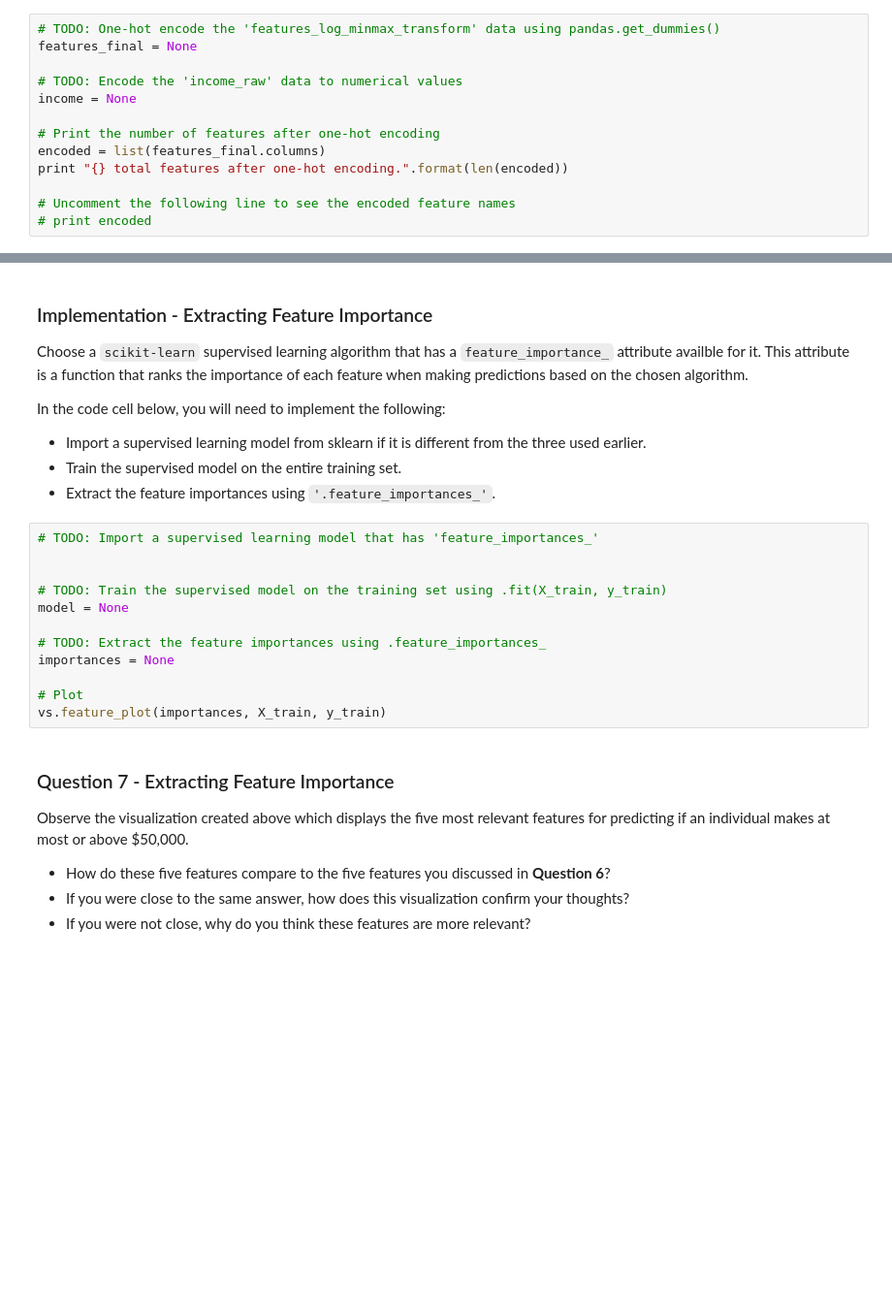
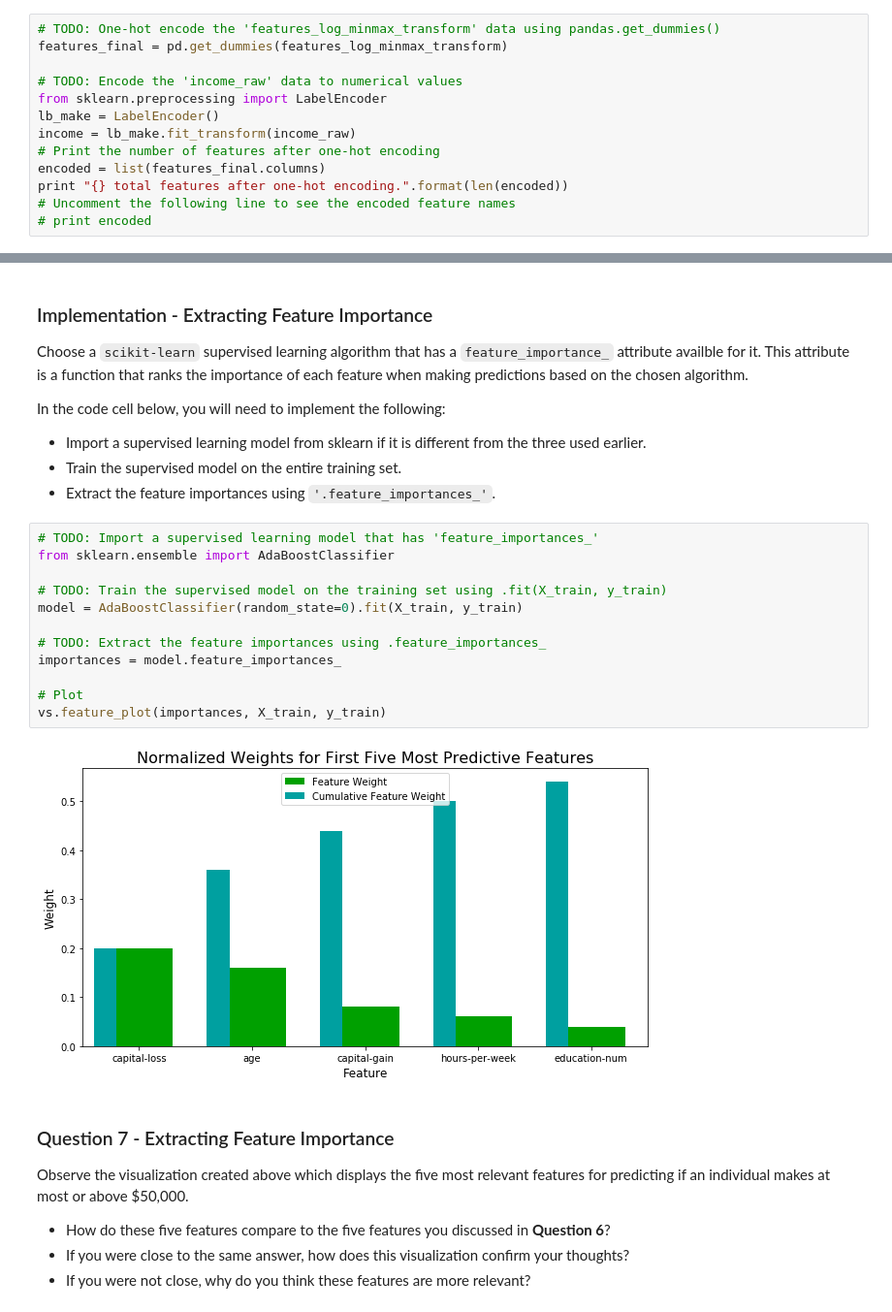
Before and after one commit to XingDYe/MLND, a Jupyter notebook: finding_donors/finding_donors.ipynb, the cells around one changed output, grey strips where cells are left out. Shown: that part at 97% size. Drawn from its saved outputs; the diff is of its cells as text; blank space fills up the shorter version.

```diff
--- a/finding_donors/finding_donors.ipynb
+++ b/finding_donors/finding_donors.ipynb
@@ -145,14 +161,14 @@ Additionally, as with the non-numeric features, we need to convert the non-numer
    - Set records with "<=50K" to `0` and records with ">50K" to `1`.
 # %%
 # TODO: One-hot encode the 'features_log_minmax_transform' data using pandas.get_dummies()
-features_final = None
+features_final = pd.get_dummies(features_log_minmax_transform)
 
 # TODO: Encode the 'income_raw' data to numerical values
-income = None
-
+from sklearn.preprocessing import LabelEncoder
+lb_make = LabelEncoder()
+income = lb_make.fit_transform(income_raw)
 # Print the number of features after one-hot encoding
 encoded = list(features_final.columns)
 print "{} total features after one-hot encoding.".format(len(encoded))
-
 # Uncomment the following line to see the encoded feature names
 # print encoded
@@ -470,16 +582,18 @@ In the code cell below, you will need to implement the following:
  - Extract the feature importances using `'.feature_importances_'`.
 # %%
 # TODO: Import a supervised learning model that has 'feature_importances_'
-
+from sklearn.ensemble import AdaBoostClassifier
 
 # TODO: Train the supervised model on the training set using .fit(X_train, y_train)
-model = None
+model = AdaBoostClassifier(random_state=0).fit(X_train, y_train)
 
 # TODO: Extract the feature importances using .feature_importances_
-importances = None
+importances = model.feature_importances_
 
 # Plot
 vs.feature_plot(importances, X_train, y_train)
+# %% [output]
+[figure, added]
 # %% [markdown]
 ### Question 7 - Extracting Feature Importance
 
```
Also changed, not shown: parts of 31 cells of this notebook.
